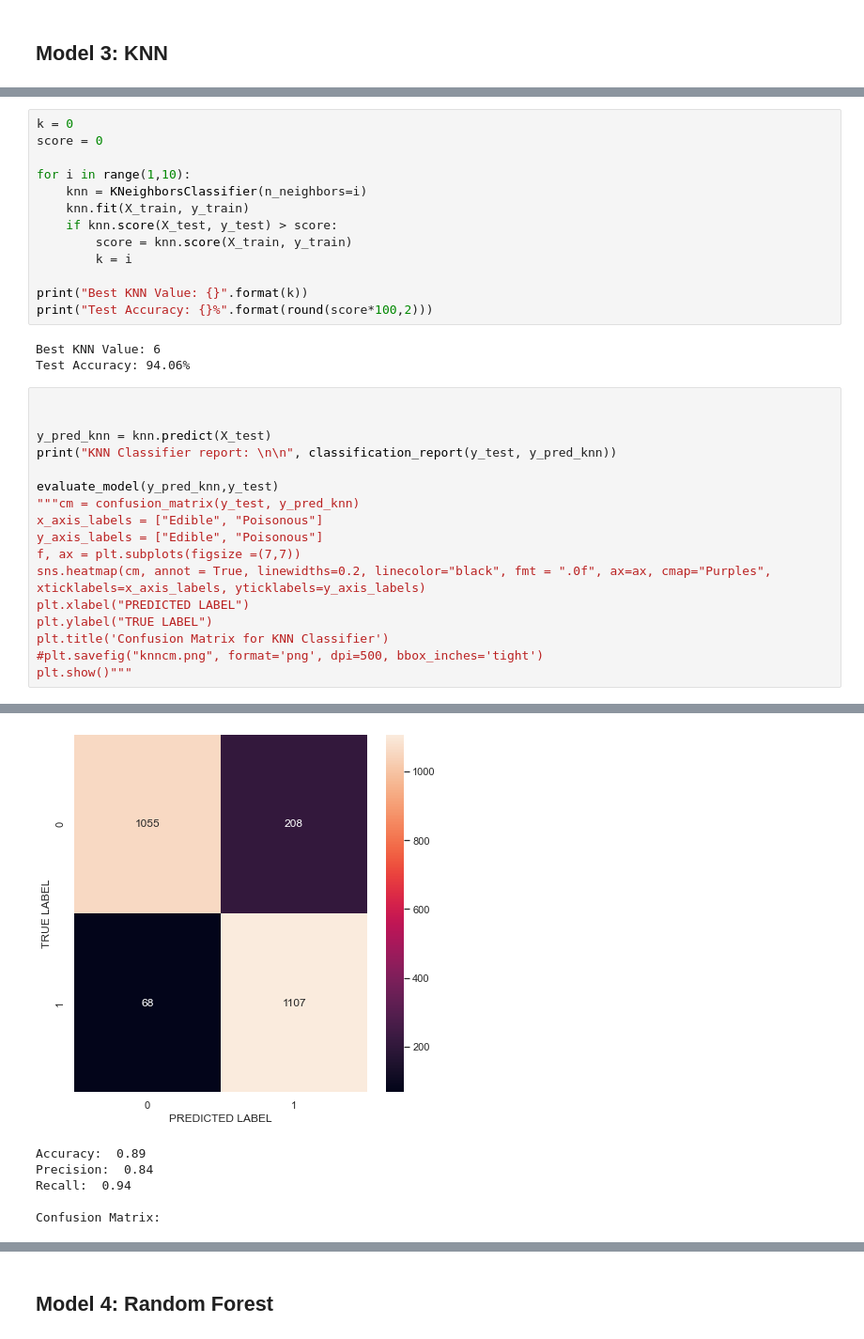
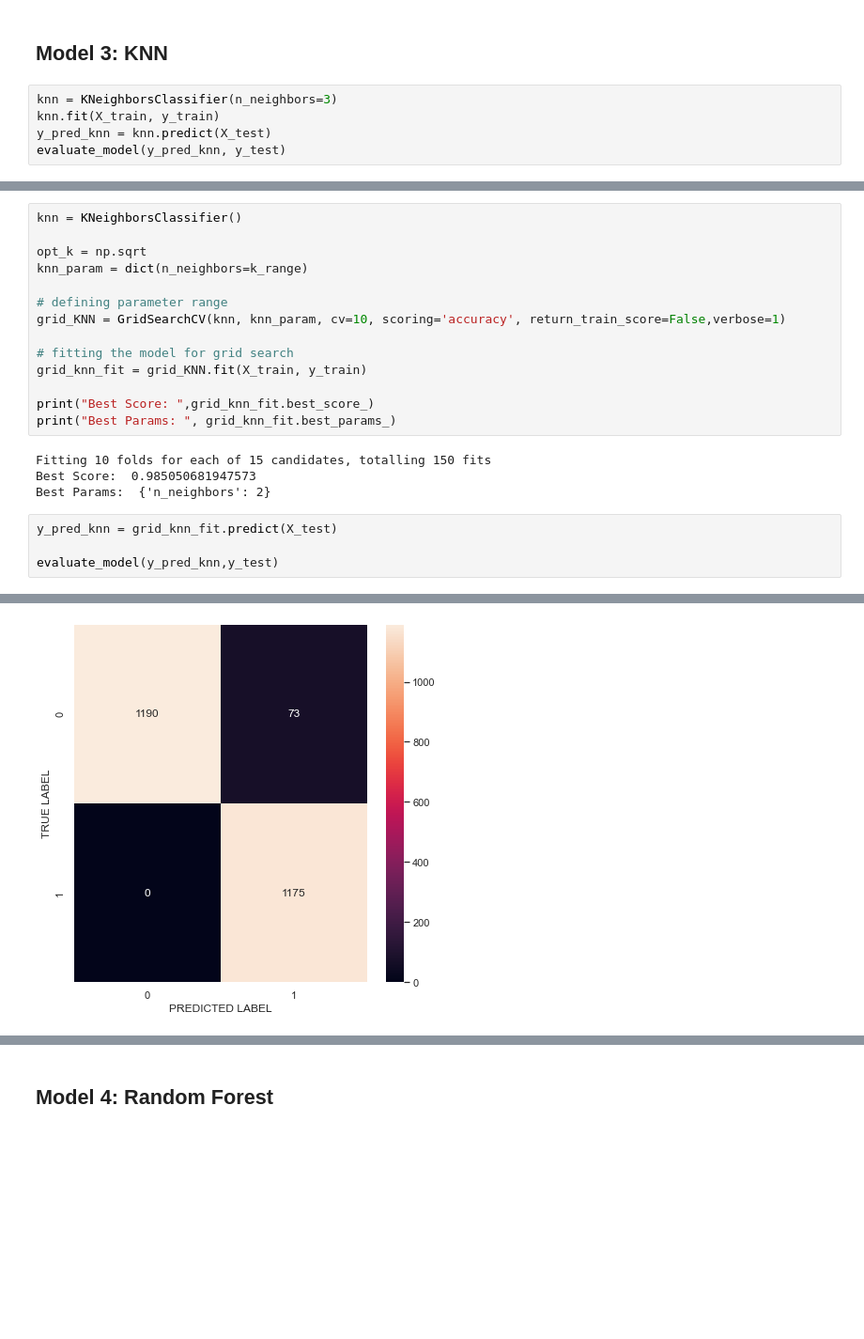
Before and after one commit to artolon/Final-Project, a Jupyter notebook: Part2_Mushroom-Models.ipynb, the cells around one changed output, grey strips where cells are left out. Shown at 94% size. Cells and saved outputs as stored; diff of their text form; blank space fills up the shorter version.

Commit message:
updating models and notes

```diff
--- a/Part2_Mushroom-Models.ipynb
+++ b/Part2_Mushroom-Models.ipynb
@@ -606,2 +604,7 @@ def evaluate_model(y_predict, y_test):
 # %% [markdown]
 ## Model 3: KNN
+# %%
+knn = KNeighborsClassifier(n_neighbors=3)
+knn.fit(X_train, y_train)
+y_pred_knn = knn.predict(X_test)
+evaluate_model(y_pred_knn, y_test)
@@ -608,34 +643,23 @@ def evaluate_model(y_predict, y_test):
 # %%
-k = 0
-score = 0
+knn = KNeighborsClassifier()
 
-for i in range(1,10):
-    knn = KNeighborsClassifier(n_neighbors=i)
-    knn.fit(X_train, y_train)
-    if knn.score(X_test, y_test) > score:
-        score = knn.score(X_train, y_train)
-        k = i
+opt_k = np.sqrt
+knn_param = dict(n_neighbors=k_range)
 
-print("Best KNN Value: {}".format(k))
-print("Test Accuracy: {}%".format(round(score*100,2)))
+# defining parameter range
+grid_KNN = GridSearchCV(knn, knn_param, cv=10, scoring='accuracy', return_train_score=False,verbose=1)
+
+# fitting the model for grid search
+grid_knn_fit = grid_KNN.fit(X_train, y_train)
+
+print("Best Score: ",grid_knn_fit.best_score_)
+print("Best Params: ", grid_knn_fit.best_params_)
 # %% [output]
-Best KNN Value: 6
-Test Accuracy: 94.06%
+Fitting 10 folds for each of 15 candidates, totalling 150 fits
+Best Score:  0.985050681947573
+Best Params:  {'n_neighbors': 2}
 # %%
-
-
-y_pred_knn = knn.predict(X_test)
-print("KNN Classifier report: \n\n", classification_report(y_test, y_pred_knn))
+y_pred_knn = grid_knn_fit.predict(X_test)
 
 evaluate_model(y_pred_knn,y_test)
-"""cm = confusion_matrix(y_test, y_pred_knn)
-x_axis_labels = ["Edible", "Poisonous"]
-y_axis_labels = ["Edible", "Poisonous"]
-f, ax = plt.subplots(figsize =(7,7))
-sns.heatmap(cm, annot = True, linewidths=0.2, linecolor="black", fmt = ".0f", ax=ax, cmap="Purples", xticklabels=x_axis_labels, yticklabels=y_axis_labels)
-plt.xlabel("PREDICTED LABEL")
-plt.ylabel("TRUE LABEL")
-plt.title('Confusion Matrix for KNN Classifier')
-#plt.savefig("knncm.png", format='png', dpi=500, bbox_inches='tight')
-plt.show()"""
 # %% [output]
@@ -652,6 +677 @@ weighted avg       0.89      0.89      0.89      2438
-[figure, old version]
+[figure, new version]
-Accuracy:  0.89
-Precision:  0.84
-Recall:  0.94
-
-Confusion Matrix:
```
Also changed, not shown: parts of 11 cells of this notebook.
